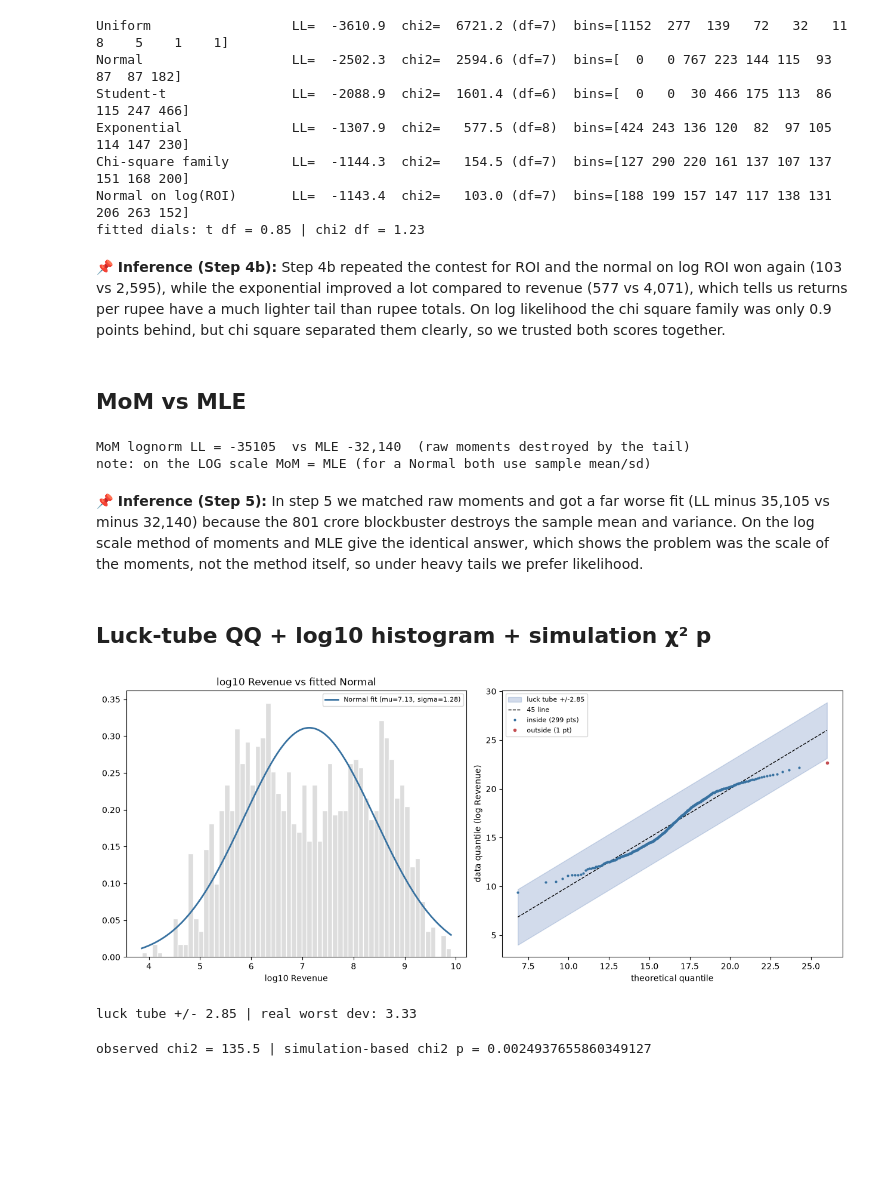
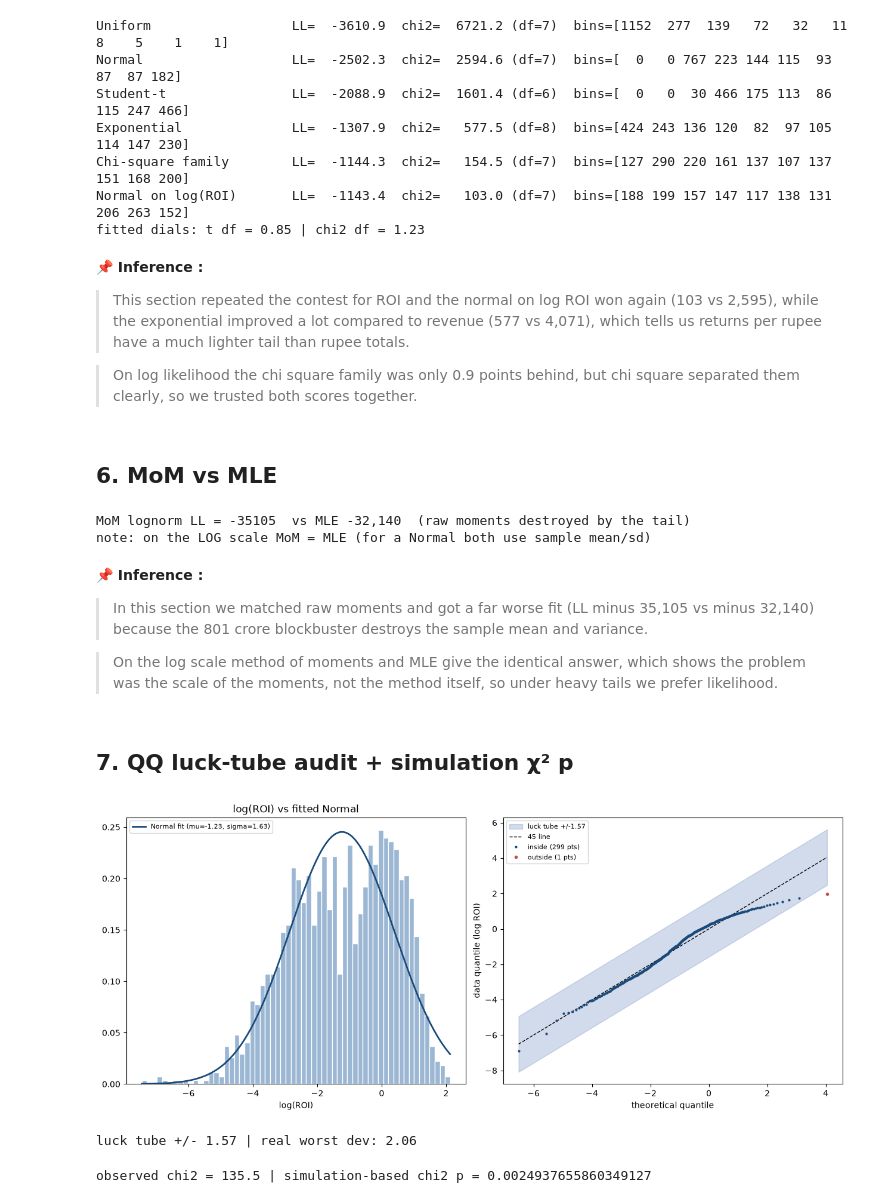
Before and after one commit to Chaos0Speed/IndianMovies, a Jupyter notebook: 3.DistributionFitting.ipynb, the cells around one changed output. Cells and saved outputs as stored; diff of their text form; code cells hidden in the pictures; blank space fills up the shorter version.

```diff
--- a/3.DistributionFitting.ipynb
+++ b/3.DistributionFitting.ipynb
@@ -41,0 +15,7 @@ all consistency checks passed
+# %%
+df  = pd.read_csv("CleanedDataSet.csv")
+print(raw.shape, df.shape)
+
+df["log_budget"]  = np.log(df["Budget"])
+df["log_revenue"] = np.log(df["Revenue"])
+df["log_screens"] = np.log(df["Number of Screens"])
@@ -160,9 +161,13 @@ Chi-square family        LL=  -1144.3  chi2=   154.5 (df=7)  bins=[127 290 220 1
 Normal on log(ROI)       LL=  -1143.4  chi2=   103.0 (df=7)  bins=[188 199 157 147 117 138 131 206 263 152]
 fitted dials: t df = 0.85 | chi2 df = 1.23
 # %% [markdown]
-**📌 Inference (Step 4b):** Step 4b repeated the contest for ROI and the normal on log ROI won again (103 vs 2,595), while the exponential improved a lot compared to revenue (577 vs 4,071), which tells us returns per rupee have a much lighter tail than rupee totals. On log likelihood the chi square family was only 0.9 points behind, but chi square separated them clearly, so we trusted both scores together.
+**📌 Inference :**
+
+> This section repeated the contest for ROI and the normal on log ROI won again (103 vs 2,595), while the exponential improved a lot compared to revenue (577 vs 4,071), which tells us returns per rupee have a much lighter tail than rupee totals.
+
+> On log likelihood the chi square family was only 0.9 points behind, but chi square separated them clearly, so we trusted both scores together.
 # %% [markdown]
-## MoM vs MLE
+## 6. MoM vs MLE
 # %%
 m_, v_ = rev.mean(), rev.var()
 s_mom  = np.sqrt(np.log1p(v_/m_**2))
@@ -174,45 +179,52 @@ print("note: on the LOG scale MoM = MLE (for a Normal both use sample mean/sd)")
 MoM lognorm LL = -35105  vs MLE -32,140  (raw moments destroyed by the tail)
 note: on the LOG scale MoM = MLE (for a Normal both use sample mean/sd)
 # %% [markdown]
-**📌 Inference (Step 5):** In step 5 we matched raw moments and got a far worse fit (LL minus 35,105 vs minus 32,140) because the 801 crore blockbuster destroys the sample mean and variance. On the log scale method of moments and MLE give the identical answer, which shows the problem was the scale of the moments, not the method itself, so under heavy tails we prefer likelihood.
+**📌 Inference :**
+> In this section we matched raw moments and got a far worse fit (LL minus 35,105 vs minus 32,140) because the 801 crore blockbuster destroys the sample mean and variance.
+
+> On the log scale method of moments and MLE give the identical answer, which shows the problem was the scale of the moments, not the method itself, so under heavy tails we prefer likelihood.
 # %% [markdown]
-## Luck-tube QQ + log10 histogram + simulation χ² p
+## 7. QQ luck-tube audit + simulation χ² p
 # %%
-ly_rev = np.log(rev)
-mu, sd = ly_rev.mean(), ly_rev.std(ddof=0)
-probs = np.linspace(1/(len(rev)+1), len(rev)/(len(rev)+1), 300)
-emp   = np.quantile(ly_rev, probs)
-theo  = stats.norm.ppf(probs, mu, sd)
+l_roi = np.log(roi)
+mu_r, sd_r = l_roi.mean(), l_roi.std(ddof=0)
 
-sims  = np.sort(rng.normal(mu, sd, size=(400, len(rev))), axis=1)
-idx   = (probs*(len(rev)+1) - 1).clip(0, len(rev)-1).astype(int)
+probs = np.linspace(1/(len(roi)+1), len(roi)/(len(roi)+1), 300)
+emp   = np.quantile(l_roi, probs)
+theo  = stats.norm.ppf(probs, mu_r, sd_r)
+
+sims  = np.sort(rng.normal(mu_r, sd_r, size=(400, len(roi))), axis=1)
+idx   = (probs*(len(roi)+1) - 1).clip(0, len(roi)-1).astype(int)
 D_luck = np.max(np.abs(sims[:, idx] - theo), axis=1)
 D95    = np.percentile(D_luck, 95)
 D_real = np.max(np.abs(emp - theo))
 outside = np.abs(emp - theo) > D95
 
 fig, axes = plt.subplots(1, 2, figsize=(12.5, 5.2), constrained_layout=True)
-l10 = np.log10(rev); mu10, sd10 = l10.mean(), l10.std(ddof=0)
-xs10 = np.linspace(l10.min(), l10.max(), 400)
-axes[0].hist(l10, bins=60, density=True, color="#dddddd", edgecolor="white")
-axes[0].plot(xs10, stats.norm.pdf(xs10, mu10, sd10), color="#3771a0", lw=2,
-             label=f"Normal fit (mu={mu10:.2f}, sigma={sd10:.2f})")
-axes[0].set_xlabel("log10 Revenue"); axes[0].set_title("log10 Revenue vs fitted Normal")
+xs = np.linspace(l_roi.min(), l_roi.max(), 400)
+axes[0].hist(l_roi, bins=60, density=True, color="#9bb7d4", edgecolor="white")
+axes[0].plot(xs, stats.norm.pdf(xs, mu_r, sd_r), color="#1a4a7a", lw=2,
+             label=f"Normal fit (mu={mu_r:.2f}, sigma={sd_r:.2f})")
+axes[0].set_xlabel("log(ROI)"); axes[0].set_title("log(ROI) vs fitted Normal")
 axes[0].legend(fontsize=8)
+
 ax = axes[1]
 ax.fill_between(theo, theo-D95, theo+D95, alpha=.25, color="#4c72b0",
                 label=f"luck tube +/-{D95:.2f}")
 ax.plot(theo, theo, "k--", lw=1, label="45 line")
-ax.plot(theo[~outside], emp[~outside], ".", ms=4, color="#3771a0",
+ax.plot(theo[~outside], emp[~outside], ".", ms=4, color="#1a4a7a",
         label=f"inside ({(~outside).sum()} pts)")
 ax.plot(theo[outside], emp[outside], ".", ms=6, color="#c44e52",
-        label=f"outside ({outside.sum()} pt)")
-ax.set_xlabel("theoretical quantile"); ax.set_ylabel("data quantile (log Revenue)")
-ax.legend(fontsize=8); plt.show()
+        label=f"outside ({outside.sum()} pts)")
+ax.set_xlabel("theoretical quantile"); ax.set_ylabel("data quantile (log ROI)")
+ax.legend(fontsize=8)
+
+fig.savefig("histograms/luck_tube_qq_roi.png", dpi=300, bbox_inches="tight")
+plt.show()
 print("luck tube +/-", round(D95, 2), "| real worst dev:", round(D_real, 2))
 # %% [output]
-[figure, old version]
+[figure, new version]
-luck tube +/- 2.85 | real worst dev: 3.33
+luck tube +/- 1.57 | real worst dev: 2.06
 # %%
 params   = stats.lognorm.fit(rev, floc=0)
 obs_chi2 = chisq_gof(rev, "lognorm", params, 2)[0]
```
Also changed, not shown: parts of 31 cells of this notebook, 11 other files.
